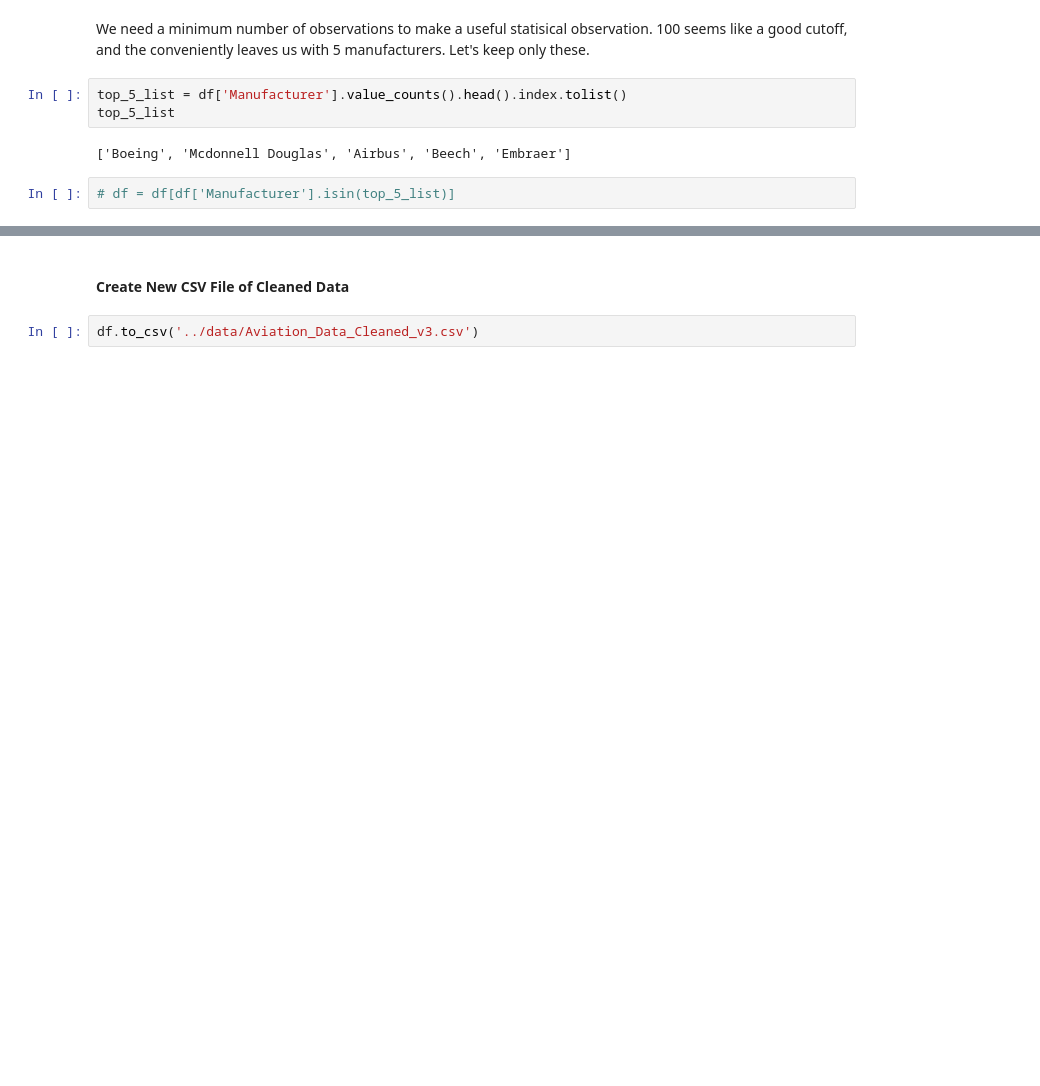
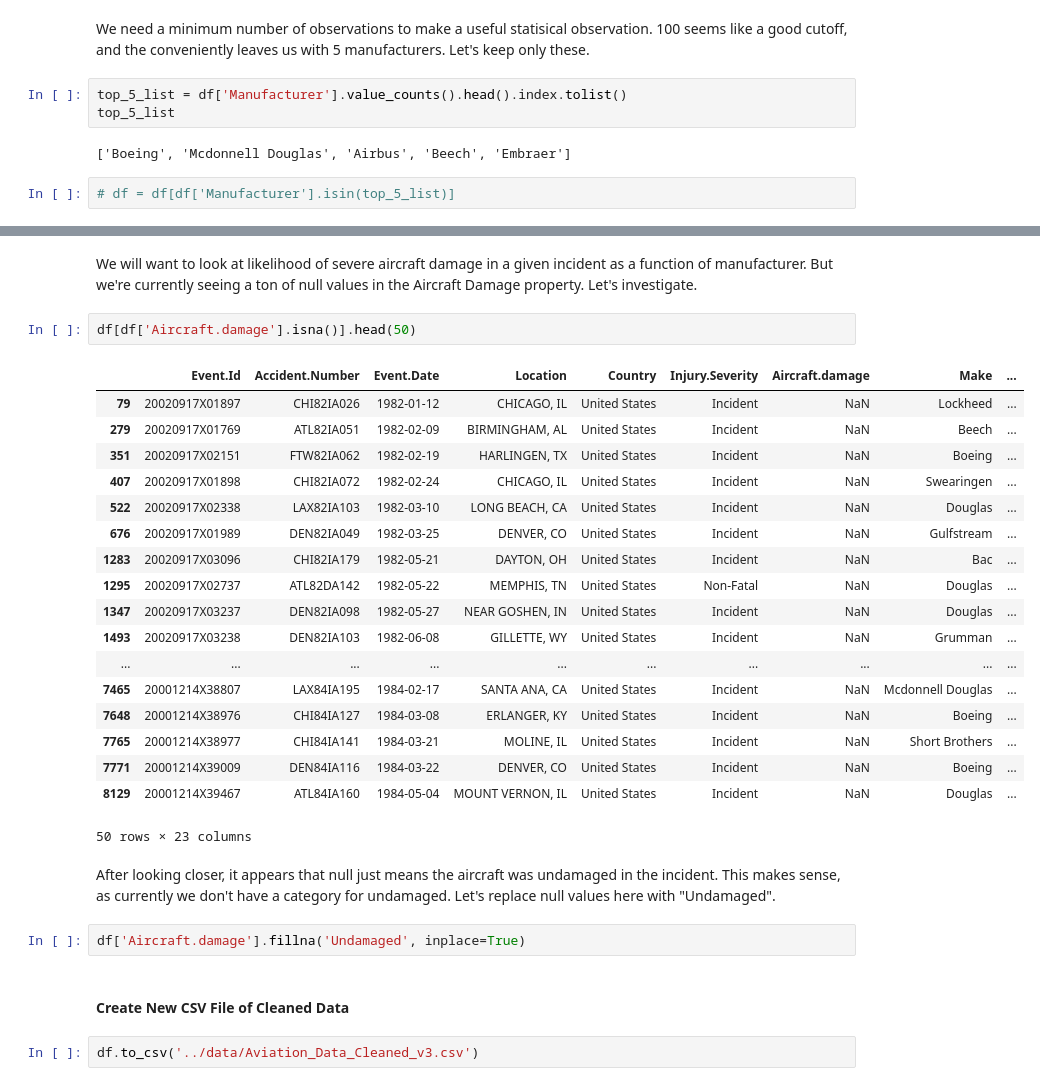
Before and after one commit to Nihkai/Phase-1-Aircraft-Risk, a Jupyter notebook: code/Data_Cleaning.ipynb, the cells around one changed output, grey strips where cells are left out. Saved outputs shown, nothing was run; the diff lists cells and outputs as text; blank space fills up the shorter version.

```diff
--- a/code/Data_Cleaning.ipynb
+++ b/code/Data_Cleaning.ipynb
@@ -460,3 +470,30 @@ top_5_list
+# %% [markdown]
+We will want to look at likelihood of severe aircraft damage in a given incident as a function of manufacturer. But we're currently seeing a ton of null values in the Aircraft Damage property. Let's investigate.
+# %%
+df[df['Aircraft.damage'].isna()].head(50)
+# %% [output]
+|  | Event.Id | Accident.Number | Event.Date | Location | Country | Injury.Severity | Aircraft.damage | Make | ... |
+| 79 | 20020917X01897 | CHI82IA026 | 1982-01-12 | CHICAGO, IL | United States | Incident | NaN | Lockheed | ... |
+| 279 | 20020917X01769 | ATL82IA051 | 1982-02-09 | BIRMINGHAM, AL | United States | Incident | NaN | Beech | ... |
+| 351 | 20020917X02151 | FTW82IA062 | 1982-02-19 | HARLINGEN, TX | United States | Incident | NaN | Boeing | ... |
+| 407 | 20020917X01898 | CHI82IA072 | 1982-02-24 | CHICAGO, IL | United States | Incident | NaN | Swearingen | ... |
+| 522 | 20020917X02338 | LAX82IA103 | 1982-03-10 | LONG BEACH, CA | United States | Incident | NaN | Douglas | ... |
+| 676 | 20020917X01989 | DEN82IA049 | 1982-03-25 | DENVER, CO | United States | Incident | NaN | Gulfstream | ... |
+| 1283 | 20020917X03096 | CHI82IA179 | 1982-05-21 | DAYTON, OH | United States | Incident | NaN | Bac | ... |
+| 1295 | 20020917X02737 | ATL82DA142 | 1982-05-22 | MEMPHIS, TN | United States | Non-Fatal | NaN | Douglas | ... |
+| 1347 | 20020917X03237 | DEN82IA098 | 1982-05-27 | NEAR GOSHEN, IN | United States | Incident | NaN | Douglas | ... |
+| 1493 | 20020917X03238 | DEN82IA103 | 1982-06-08 | GILLETTE, WY | United States | Incident | NaN | Grumman | ... |
+| ... | ... | ... | ... | ... | ... | ... | ... | ... | ... |
+| 7465 | 20001214X38807 | LAX84IA195 | 1984-02-17 | SANTA ANA, CA | United States | Incident | NaN | Mcdonnell Douglas | ... |
+| 7648 | 20001214X38976 | CHI84IA127 | 1984-03-08 | ERLANGER, KY | United States | Incident | NaN | Boeing | ... |
+| 7765 | 20001214X38977 | CHI84IA141 | 1984-03-21 | MOLINE, IL | United States | Incident | NaN | Short Brothers | ... |
+| 7771 | 20001214X39009 | DEN84IA116 | 1984-03-22 | DENVER, CO | United States | Incident | NaN | Boeing | ... |
+| 8129 | 20001214X39467 | ATL84IA160 | 1984-05-04 | MOUNT VERNON, IL | United States | Incident | NaN | Douglas | ... |
+50 rows × 23 columns
+# %% [markdown]
+After looking closer, it appears that null just means the aircraft was undamaged in the incident. This makes sense, as currently we don't have a category for undamaged. Let's replace null values here with "Undamaged".
+# %%
+df['Aircraft.damage'].fillna('Undamaged', inplace=True)
 # %% [markdown]
 ####  Create New CSV File of Cleaned Data
 # %%
```
Also changed, not shown: parts of 3 cells of this notebook, 3 other files.
